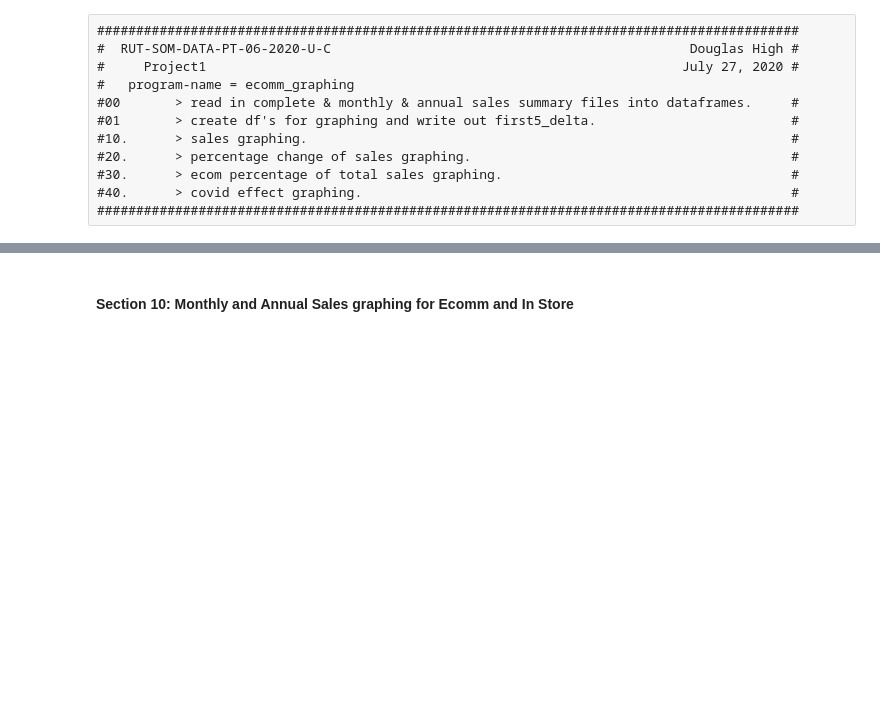
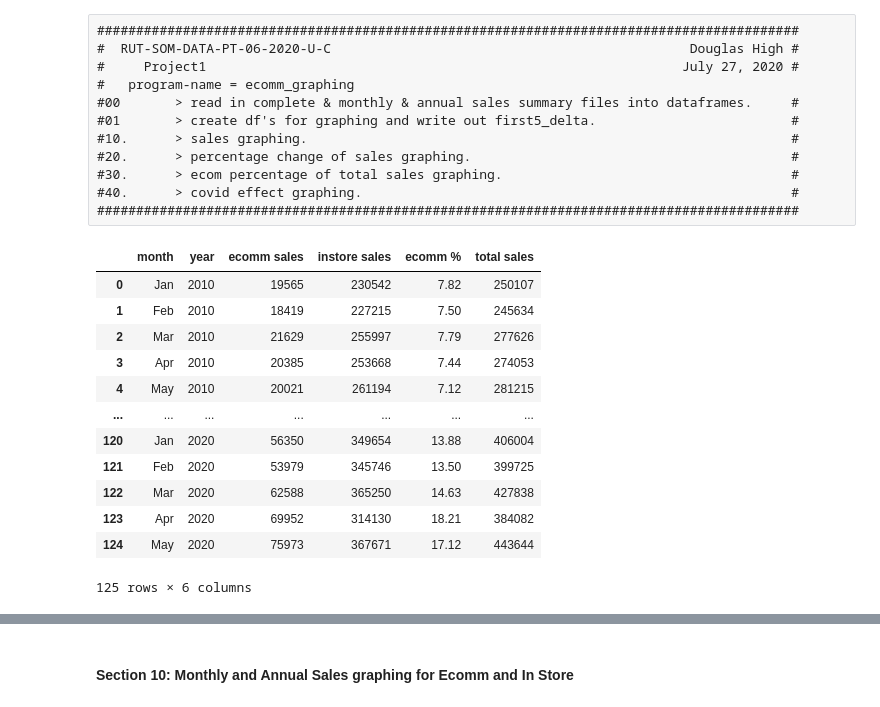
Before and after one commit to jeffhoffmanmba/Project1_eCommerce_Trends, a Jupyter notebook: ecomm_graphing.ipynb, the cells around one changed output, grey strips where cells are left out. Drawn from its saved outputs; the diff is of its cells as text; code cells hidden in the pictures; blank space fills up the shorter version.

```diff
--- a/ecomm_graphing.ipynb
+++ b/ecomm_graphing.ipynb
@@ -13,25 +13,42 @@
 # %%
 %matplotlib notebook
 ########################################
 #00     I/O  & Table S/U               #
 #   a- import code.                    #
 #   b- associate files to variables.   #
 #   c- read input files into df's.     #
 ########################################
 
 #a
 import matplotlib.pyplot as plt
 import pandas as pd
 import scipy.stats as st
 import numpy as np
 import warnings; warnings.simplefilter('ignore')
 
 #b
 complete_data ="data/censusdata_complete.csv"
 monthly_data ="data/censusdata_monthly_sales_both.csv"
 annual_data ="data/censusdata_yearly_sales_both.csv"
 
 #c
 complete_df = pd.read_csv(complete_data)
 monthly_df = pd.read_csv(monthly_data)
 annual_df = pd.read_csv(annual_data)
+monthly_df = monthly_df.rename(columns={"ecomm sales(MIL$)": "ecomm sales", "instore sales(MIL$)": "instore sales"})
+annual_df = annual_df.rename(columns={"ecomm sales(MIL$)": "ecomm sales", "instore sales(MIL$)": "instore sales"})
+monthly_df
+# %% [output]
+|  | month | year | ecomm sales | instore sales | ecomm % | total sales |
+| 0 | Jan | 2010 | 19565 | 230542 | 7.82 | 250107 |
+| 1 | Feb | 2010 | 18419 | 227215 | 7.50 | 245634 |
+| 2 | Mar | 2010 | 21629 | 255997 | 7.79 | 277626 |
+| 3 | Apr | 2010 | 20385 | 253668 | 7.44 | 274053 |
+| 4 | May | 2010 | 20021 | 261194 | 7.12 | 281215 |
+| ... | ... | ... | ... | ... | ... | ... |
+| 120 | Jan | 2020 | 56350 | 349654 | 13.88 | 406004 |
+| 121 | Feb | 2020 | 53979 | 345746 | 13.50 | 399725 |
+| 122 | Mar | 2020 | 62588 | 365250 | 14.63 | 427838 |
+| 123 | Apr | 2020 | 69952 | 314130 | 18.21 | 384082 |
+| 124 | May | 2020 | 75973 | 367671 | 17.12 | 443644 |
+125 rows × 6 columns
```
Also changed, not shown: parts of 18 cells of this notebook, 17 other files.
